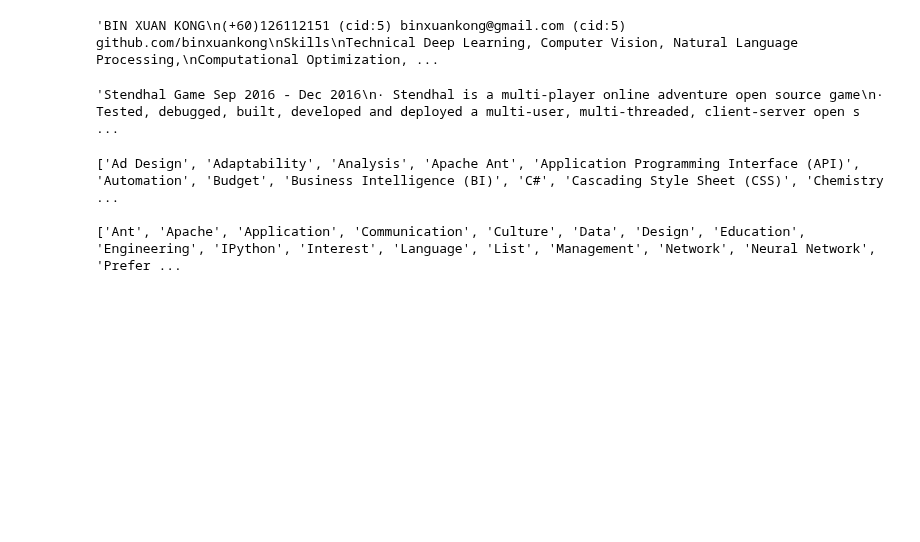
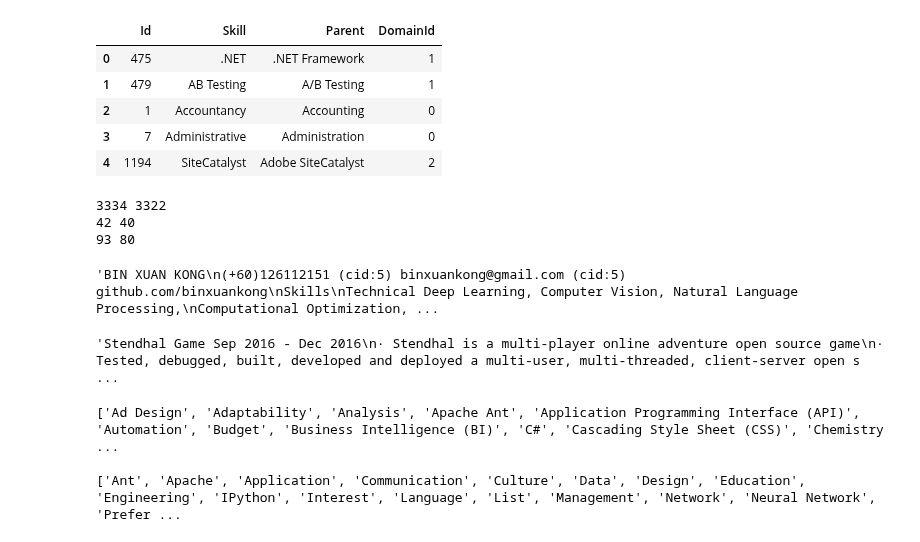
Before and after one commit to binxuankong/skills-ontology-project, a Jupyter notebook: CV Skill Extraction.ipynb, the cells around one changed output. Drawn from its saved outputs; the diff is of its cells as text; code cells hidden in the pictures; blank space fills up the shorter version.

```diff
--- a/CV Skill Extraction.ipynb
+++ b/CV Skill Extraction.ipynb
@@ -7,0 +21,7 @@ from skill_api import extract_skills, extract_ignore
+# %%
+# Fom database
+engine = create_engine(secrets['skills_db'])
+# Skills
+df_skills = pd.read_sql_query('select * from "Skill"', engine)
+SKILLS2 = df_skills['Skill'].unique().tolist()
+df_skills.head()
@@ -8,3 +48,26 @@ from skill_api import extract_skills, extract_ignore
+# %%
+# Duplicate skills
+df_dupskills = pd.read_sql_query('select * from "AlternateSkill"', engine)
+df_dupskills = df_dupskills.merge(df_skills, on='Id').rename(columns={'Skill_x': 'Skill', 'Skill_y': 'Parent'})
+DUP_SKILLS2 = df_dupskills.set_index('Skill').to_dict()['Parent']
+SKILLS2.extend(list(DUP_SKILLS2.keys()))
+engine.dispose()
+df_dupskills.head()
+# %% [output]
+|  | Id | Skill | Parent | DomainId |
+| 0 | 475 | .NET | .NET Framework | 1 |
+| 1 | 479 | AB Testing | A/B Testing | 1 |
+| 2 | 1 | Accountancy | Accounting | 0 |
+| 3 | 7 | Administrative | Administration | 0 |
+| 4 | 1194 | SiteCatalyst | Adobe SiteCatalyst | 2 |
+# %%
+print(len(SKILLS), len(SKILLS2))
+print(len(RED_SKILLS), len(RED_SKILLS2))
+print(len(DUP_SKILLS), len(DUP_SKILLS2))
+# %% [output]
+3334 3322
+42 40
+93 80
 # %%
 def extract_cv_skill(filename):
     all_skills = []
```
Also changed, not shown: parts of 13 cells of this notebook, 3 other files.
